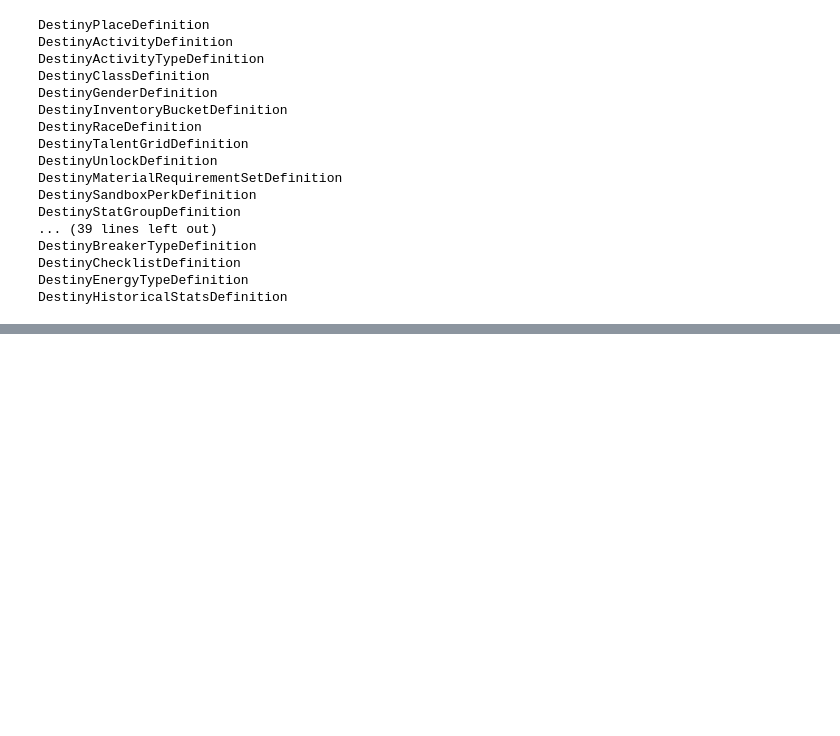
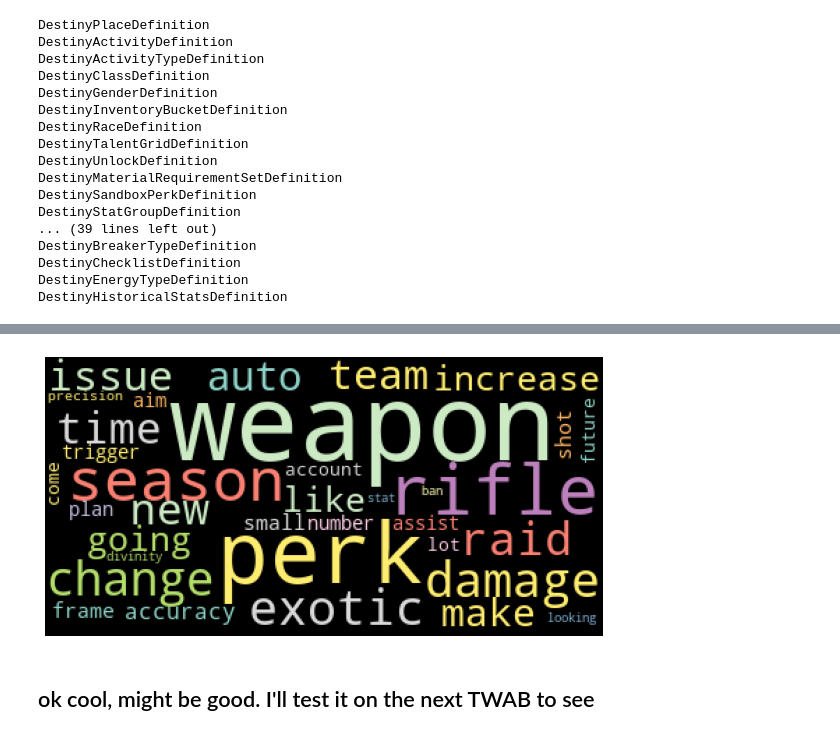
Before and after one commit to maxshinnerl/hydration-bot, a Jupyter notebook: testing_worklaptop.ipynb, the cells around one changed output, grey strips where cells are left out. Saved outputs shown, nothing was run; the diff lists cells and outputs as text; code cells hidden in the pictures; blank space fills up the shorter version.

Commit message:
code for twab wordcloud adding

```diff
--- a/testing_worklaptop.ipynb
+++ b/testing_worklaptop.ipynb
@@ -332,0 +140,37 @@ while x < 20:
+# %%
+start = False
+words = []
+stemmer = PorterStemmer()
+
+for s in soup.strings:
+    s_str = str(s)
+    if len(s_str)>2:
+        txt = s_str.split()
+        block = " ".join(txt)
+        if start is False:
+            if block.lower() in ["this week at bungie - "+today_str, "this week at bungie – "+today_str ]:
+                start = True
+                continue
+        else:
+            block = block.replace("-", " ")
+            res = re.sub(r'[^\w\s]', '', block)
+            txt = res.split()
+            #stemmed = [stemmer.stem(w) for w in txt]
+            #[words.append(stemmer.stem(word.lower())) for word in txt if (len(word)>2) & (word.lower() not in ENGLISH_STOP_WORDS) & (word.lower() not in obvious_words)]
+            [words.append(word.lower()) for word in txt if (len(word)>2) & (word.lower() not in ENGLISH_STOP_WORDS)]
+
+
+ctr = dict(Counter(words))
+
+for k,v in ctr.items():
+    if k[-1] == "s":
+        if k[:-1] in (ctr.keys()):
+            ctr[k[:-1]] += v
+            ctr[k] = -1
+
+for k, v in ctr.items():
+    if k in obvious_words:
+        ctr[k] = -1
+
+ctr = Counter(ctr)
+ctr
@@ -332,0 +215,11 @@ while x < 20:
+# %%
+wordcloud = WordCloud(colormap="Set3")
+wordcloud.fit_words(dict(ctr.most_common(35)))
+fig=plt.figure(figsize=(10, 10))
+plt.imshow(wordcloud)
+plt.axis("off")
+plt.show()
+# %% [output]
+[figure, added]
+# %% [markdown]
+## ok cool, might be good.  I'll test it on the next TWAB to see
```
Also changed, not shown: parts of 37 cells of this notebook.
